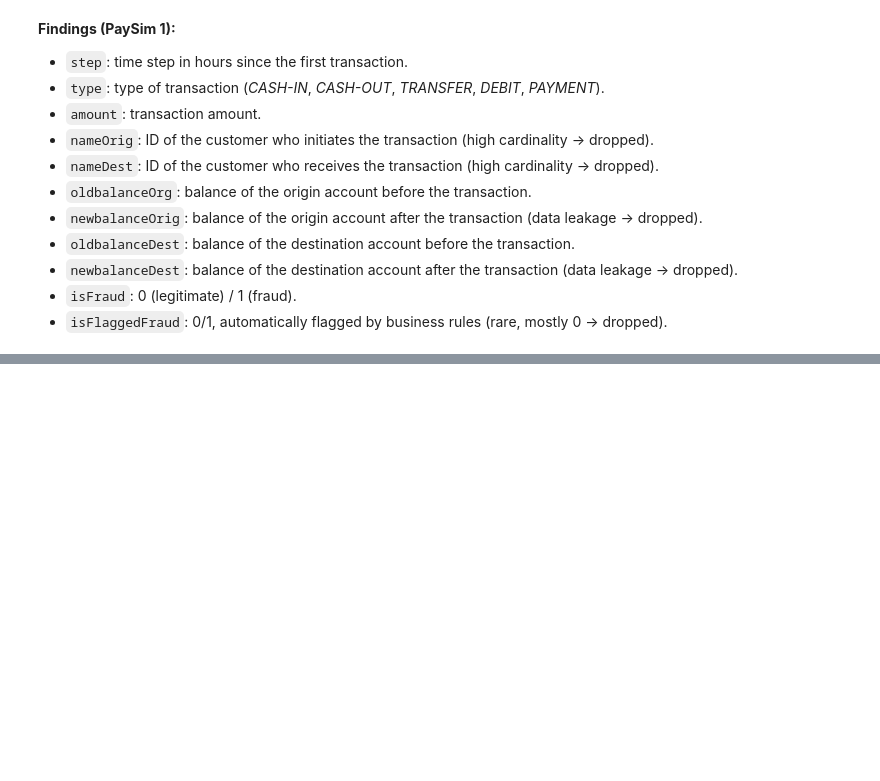
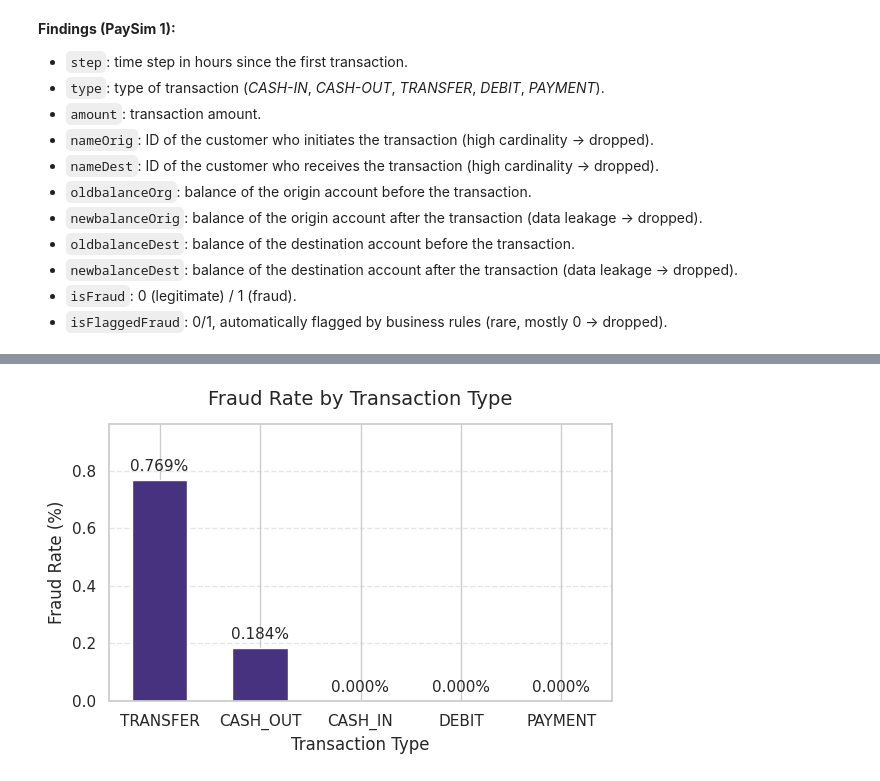
Before and after one commit to renteria-luis/fraud-detection-v1, a Jupyter notebook: notebooks/01_eda_paysim.ipynb, the cells around one changed output, grey strips where cells are left out. Saved outputs shown, nothing was run; the diff lists cells and outputs as text; code cells hidden in the pictures; blank space fills up the shorter version.

```diff
--- a/notebooks/01_eda_paysim.ipynb
+++ b/notebooks/01_eda_paysim.ipynb
@@ -127,0 +237,32 @@ isFlaggedFraud: 2 unique values -> [0 1]
+# %%
+fraud_rate = (
+    df.groupby("type")["isFraud"]
+    .mean()
+    .mul(100)
+    .reset_index()
+    .rename(columns={"isFraud": "fraud_pct"})
+    .sort_values("fraud_pct", ascending=False)
+)
+
+fig, ax = plt.subplots(figsize=(6, 4))
+bars = ax.bar(fraud_rate["type"], fraud_rate["fraud_pct"], width=0.55)
+
+for bar, val in zip(bars, fraud_rate["fraud_pct"]):
+    ax.text(
+        bar.get_x() + bar.get_width() / 2,
+        bar.get_height() + 0.02,
+        f"{val:.3f}%",
+        ha="center", va="bottom",
+        fontsize=11
+    )
+
+ax.set_title("Fraud Rate by Transaction Type", fontsize=14, pad=14)
+ax.set_xlabel("Transaction Type", fontsize=12)
+ax.set_ylabel("Fraud Rate (%)", fontsize=12)
+ax.set_ylim(0, fraud_rate["fraud_pct"].max() * 1.25)
+ax.grid(axis="y", linestyle="--", alpha=0.5)
+
+plt.tight_layout()
+plt.show()
+# %% [output]
+[figure, added]
```
Also changed, not shown: parts of 18 cells of this notebook, 2 other files.
